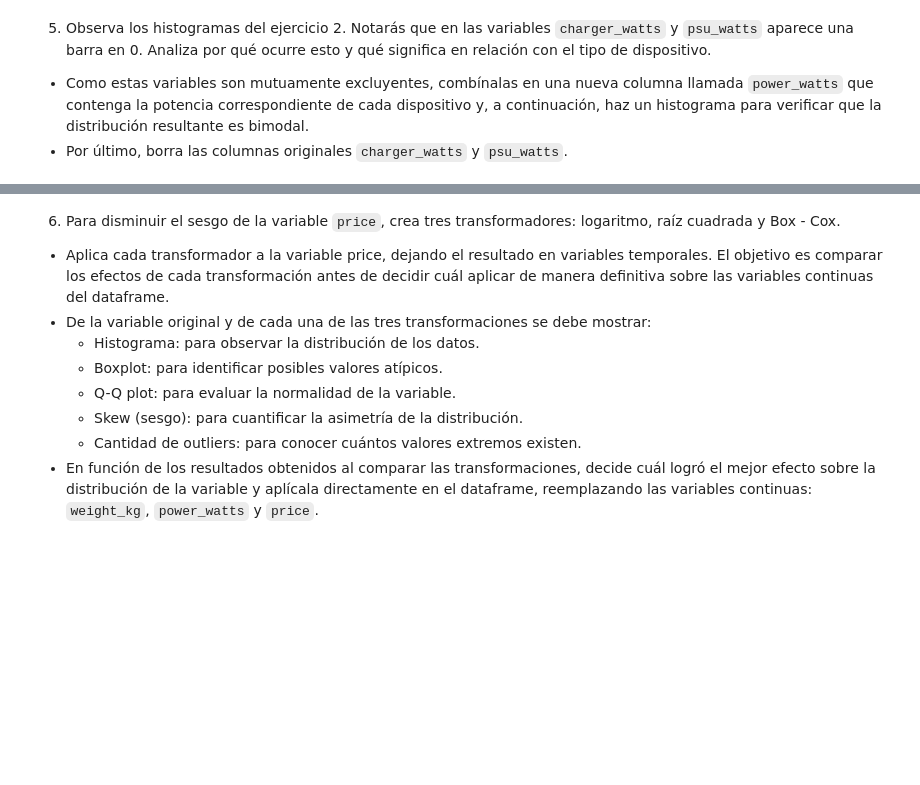
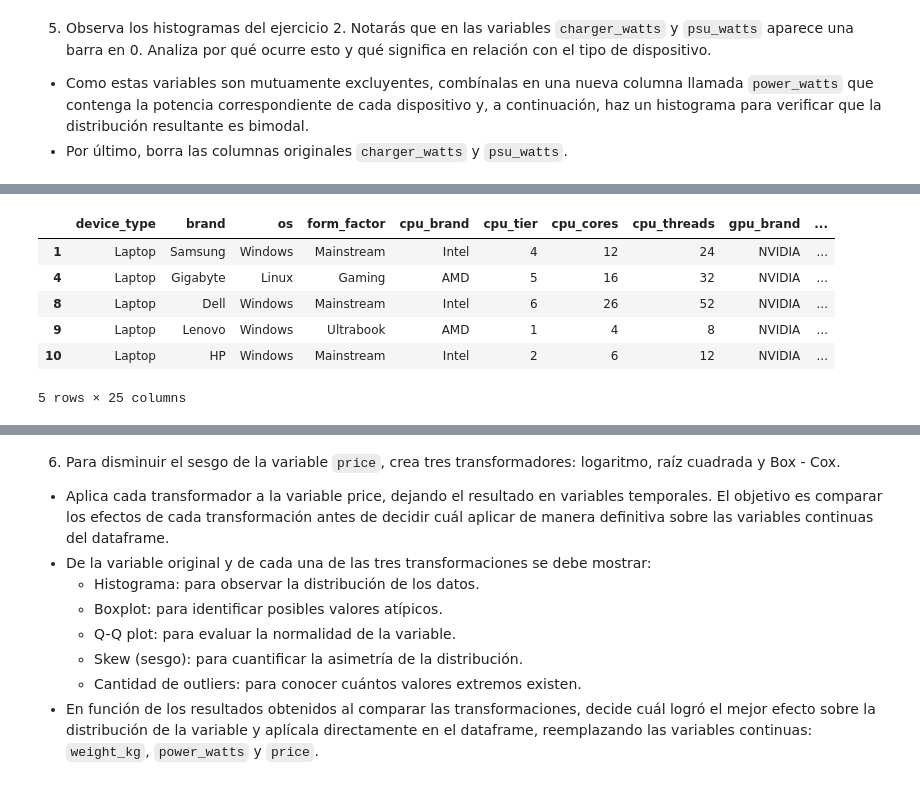
Before and after one commit to carloshgalvan95/Ciencia_Analitica_Datos, a Jupyter notebook: Modules/03_module/actividades/06_actividad/Actividad6FE.ipynb, the cells around one changed output, grey strips where cells are left out. Cells and saved outputs as stored; diff of their text form; code cells hidden in the pictures; blank space fills up the shorter version.

```diff
--- a/Modules/03_module/actividades/06_actividad/Actividad6FE.ipynb
+++ b/Modules/03_module/actividades/06_actividad/Actividad6FE.ipynb
@@ -443,0 +525,11 @@ vars_a_conservar = [
+# %%
+compu_trans_zero_psu = compu_trans[compu_trans["psu_watts"] == 0]
+compu_trans_zero_psu.head(5)
+# %% [output]
+|  | device_type | brand | os | form_factor | cpu_brand | cpu_tier | cpu_cores | cpu_threads | gpu_brand | ... |
+| 1 | Laptop | Samsung | Windows | Mainstream | Intel | 4 | 12 | 24 | NVIDIA | ... |
+| 4 | Laptop | Gigabyte | Linux | Gaming | AMD | 5 | 16 | 32 | NVIDIA | ... |
+| 8 | Laptop | Dell | Windows | Mainstream | Intel | 6 | 26 | 52 | NVIDIA | ... |
+| 9 | Laptop | Lenovo | Windows | Ultrabook | AMD | 1 | 4 | 8 | NVIDIA | ... |
+| 10 | Laptop | HP | Windows | Mainstream | Intel | 2 | 6 | 12 | NVIDIA | ... |
+5 rows × 25 columns
```
Also changed, not shown: parts of 11 cells of this notebook.
